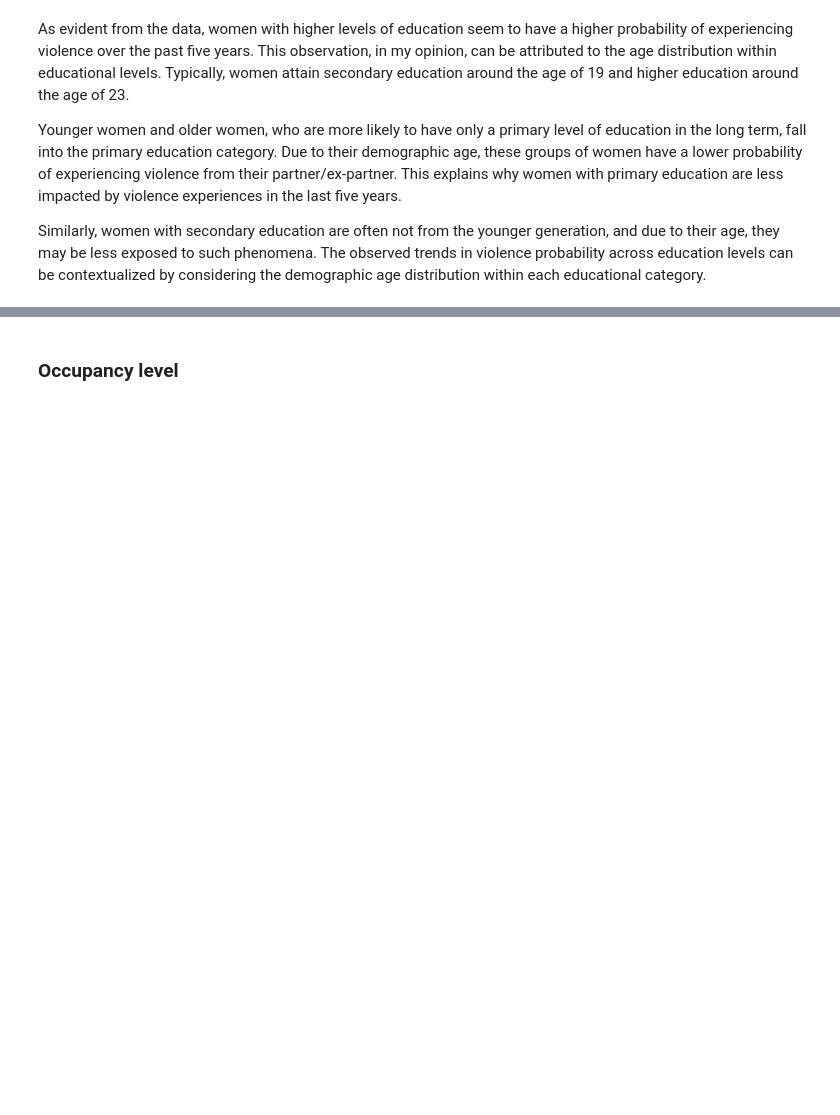
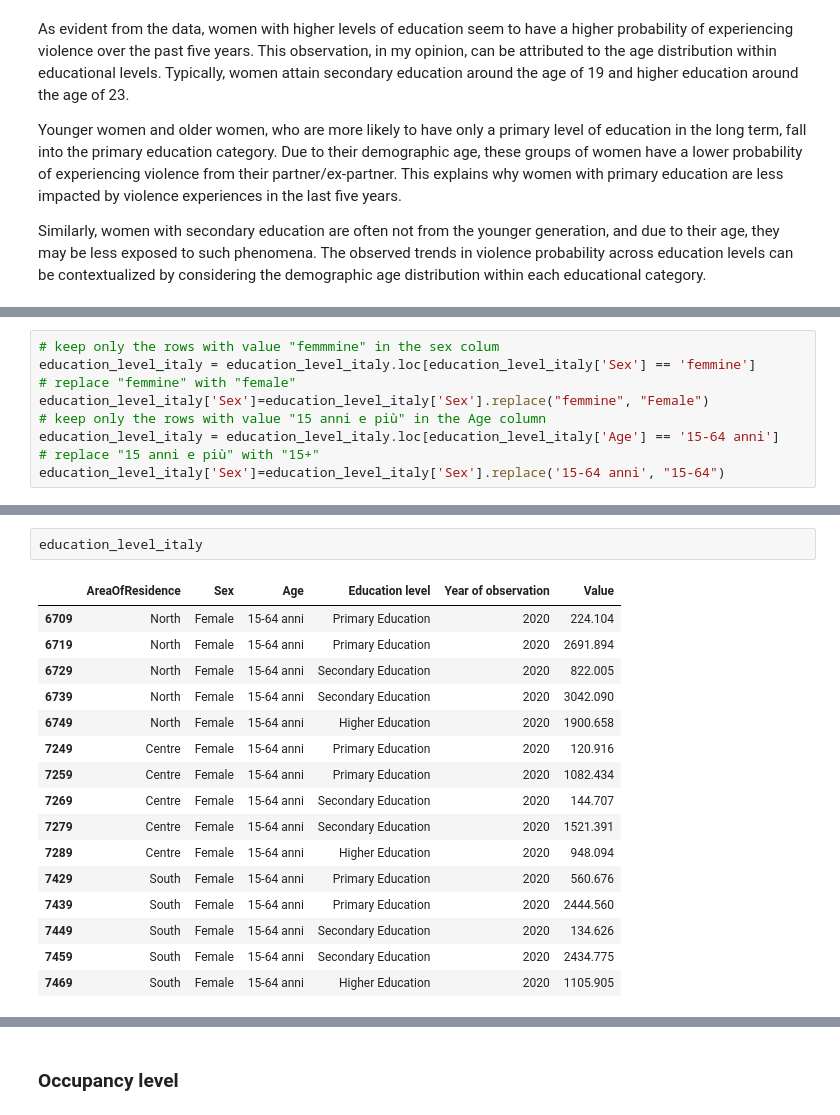
Before and after one commit to Cecilia8989/PfDA_Assignement, a Jupyter notebook: PfDA_Project_1.ipynb, the cells around one changed output, grey strips where cells are left out. Drawn from its saved outputs; the diff is of its cells as text; blank space fills up the shorter version.

```diff
--- a/PfDA_Project_1.ipynb
+++ b/PfDA_Project_1.ipynb
@@ -717,0 +602,9 @@ KeyError: 'Territory'
+# %%
+# keep only the rows with value "femmmine" in the sex colum
+education_level_italy = education_level_italy.loc[education_level_italy['Sex'] == 'femmine']
+# replace "femmine" with "female"
+education_level_italy['Sex']=education_level_italy['Sex'].replace("femmine", "Female")
+# keep only the rows with value "15 anni e più" in the Age column
+education_level_italy = education_level_italy.loc[education_level_italy['Age'] == '15-64 anni']
+# replace "15 anni e più" with "15+"
+education_level_italy['Sex']=education_level_italy['Sex'].replace('15-64 anni', "15-64")
@@ -717,0 +664,19 @@ KeyError: 'Territory'
+# %%
+education_level_italy
+# %% [output]
+|  | AreaOfResidence | Sex | Age | Education level | Year of observation | Value |
+| 6709 | North | Female | 15-64 anni | Primary Education | 2020 | 224.104 |
+| 6719 | North | Female | 15-64 anni | Primary Education | 2020 | 2691.894 |
+| 6729 | North | Female | 15-64 anni | Secondary Education | 2020 | 822.005 |
+| 6739 | North | Female | 15-64 anni | Secondary Education | 2020 | 3042.090 |
+| 6749 | North | Female | 15-64 anni | Higher Education | 2020 | 1900.658 |
+| 7249 | Centre | Female | 15-64 anni | Primary Education | 2020 | 120.916 |
+| 7259 | Centre | Female | 15-64 anni | Primary Education | 2020 | 1082.434 |
+| 7269 | Centre | Female | 15-64 anni | Secondary Education | 2020 | 144.707 |
+| 7279 | Centre | Female | 15-64 anni | Secondary Education | 2020 | 1521.391 |
+| 7289 | Centre | Female | 15-64 anni | Higher Education | 2020 | 948.094 |
+| 7429 | South | Female | 15-64 anni | Primary Education | 2020 | 560.676 |
+| 7439 | South | Female | 15-64 anni | Primary Education | 2020 | 2444.560 |
+| 7449 | South | Female | 15-64 anni | Secondary Education | 2020 | 134.626 |
+| 7459 | South | Female | 15-64 anni | Secondary Education | 2020 | 2434.775 |
+| 7469 | South | Female | 15-64 anni | Higher Education | 2020 | 1105.905 |
```
Also changed, not shown: parts of 61 cells of this notebook.
